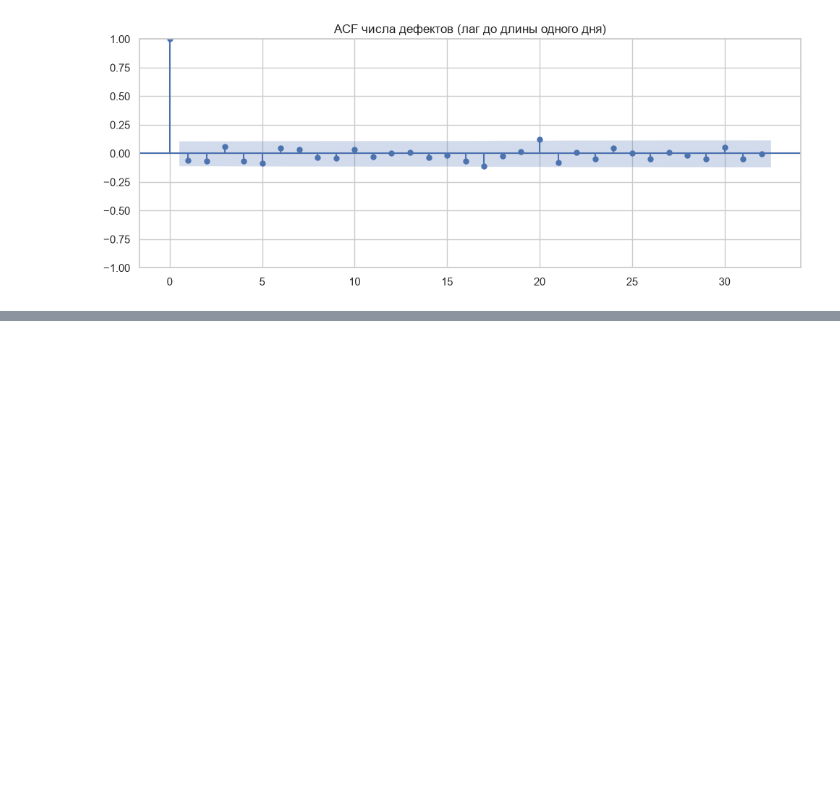
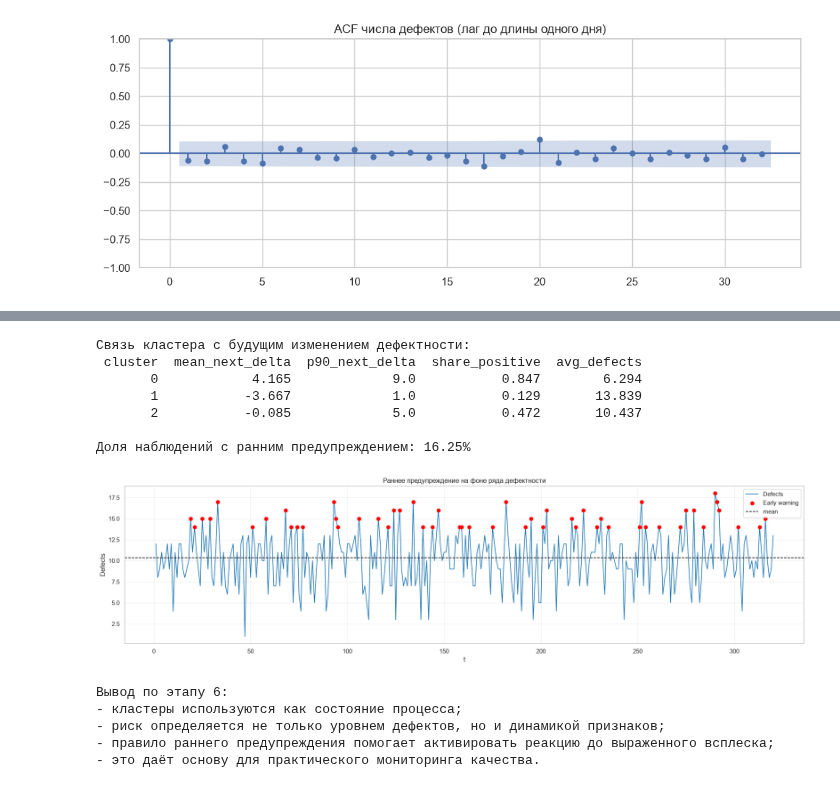
Before and after one commit to Archuqq/PD, a Jupyter notebook: file.ipynb, the cells around one changed output, grey strips where cells are left out. Cells and saved outputs as stored; diff of their text form; code cells hidden in the pictures; blank space fills up the shorter version.

```diff
--- a/file.ipynb
+++ b/file.ipynb
@@ -368,0 +709,62 @@ Index: []
+# %%
+risk_cluster = {1, 2} if len(set(df['cluster_kmeans'].unique())) > 2 else {max(df['cluster_kmeans'].unique())}
+df['risk_flag'] = df['cluster_kmeans'].isin(risk_cluster)
+
+df['next_defect_delta'] = df['Defects'].shift(-1).fillna(df['Defects']).sub(df['Defects'])
+
+# 2) Проверка, предшествует ли высокий риск росту дефектности
+lead_summary = []
+for cluster_id in sorted(df['cluster_kmeans'].unique()):
+    mask = df['cluster_kmeans'] == cluster_id
+    future = df.loc[mask, 'next_defect_delta']
+    lead_summary.append({
+        'cluster': cluster_id,
+        'mean_next_delta': future.mean(),
+        'p90_next_delta': future.quantile(0.9),
+        'share_positive': (future > 0).mean(),
+        'avg_defects': df.loc[mask, 'Defects'].mean(),
+    })
+
+lead_df = pd.DataFrame(lead_summary)
+print('\nСвязь кластера с будущим изменением дефектности:')
+print(lead_df.round(3).to_string(index=False))
+
+# 3) Простое правило раннего предупреждения
+# Если текущий замер попадает в «плохой» кластер и одновременно zscore > 1, присваиваем предупреждение.
+df['early_warning'] = (df['cluster_kmeans'].isin(risk_cluster)) & (df['zscore'] > 1)
+warning_rate = df['early_warning'].mean()
+print(f'\nДоля наблюдений с ранним предупреждением: {warning_rate:.2%}')
+
+# 4) Визуализация: дефекты + сигналы раннего предупреждения
+plt.figure(figsize=(18, 5))
+plt.plot(df['t'], df['Defects'], color='tab:blue', label='Defects', linewidth=1.2)
+plt.scatter(df.loc[df['early_warning'], 't'], df['Defects'][df['early_warning']],
+            color='red', s=40, label='Early warning', zorder=5)
+plt.axhline(df['Defects'].mean(), color='black', linestyle='--', linewidth=1.2, label='mean')
+plt.title('Раннее предупреждение на фоне ряда дефектности')
+plt.xlabel('t')
+plt.ylabel('Defects')
+plt.legend()
+plt.grid(alpha=0.3)
+plt.tight_layout()
+plt.show()
+
+print('\nВывод по этапу 6:')
+print('- кластеры используются как состояние процесса;')
+print('- риск определяется не только уровнем дефектов, но и динамикой признаков;')
+print('- правило раннего предупреждения помогает активировать реакцию до выраженного всплеска;')
+print('- это даёт основу для практического мониторинга качества.')
+# %% [output]
+Связь кластера с будущим изменением дефектности:
+ cluster  mean_next_delta  p90_next_delta  share_positive  avg_defects
+       0            4.165             9.0           0.847        6.294
+       1           -3.667             1.0           0.129       13.839
+       2           -0.085             5.0           0.472       10.437
+
+Доля наблюдений с ранним предупреждением: 16.25%
+[figure, added]
+Вывод по этапу 6:
+- кластеры используются как состояние процесса;
+- риск определяется не только уровнем дефектов, но и динамикой признаков;
+- правило раннего предупреждения помогает активировать реакцию до выраженного всплеска;
+- это даёт основу для практического мониторинга качества.
```
Also changed, not shown: parts of 12 cells of this notebook, 5 other files.
